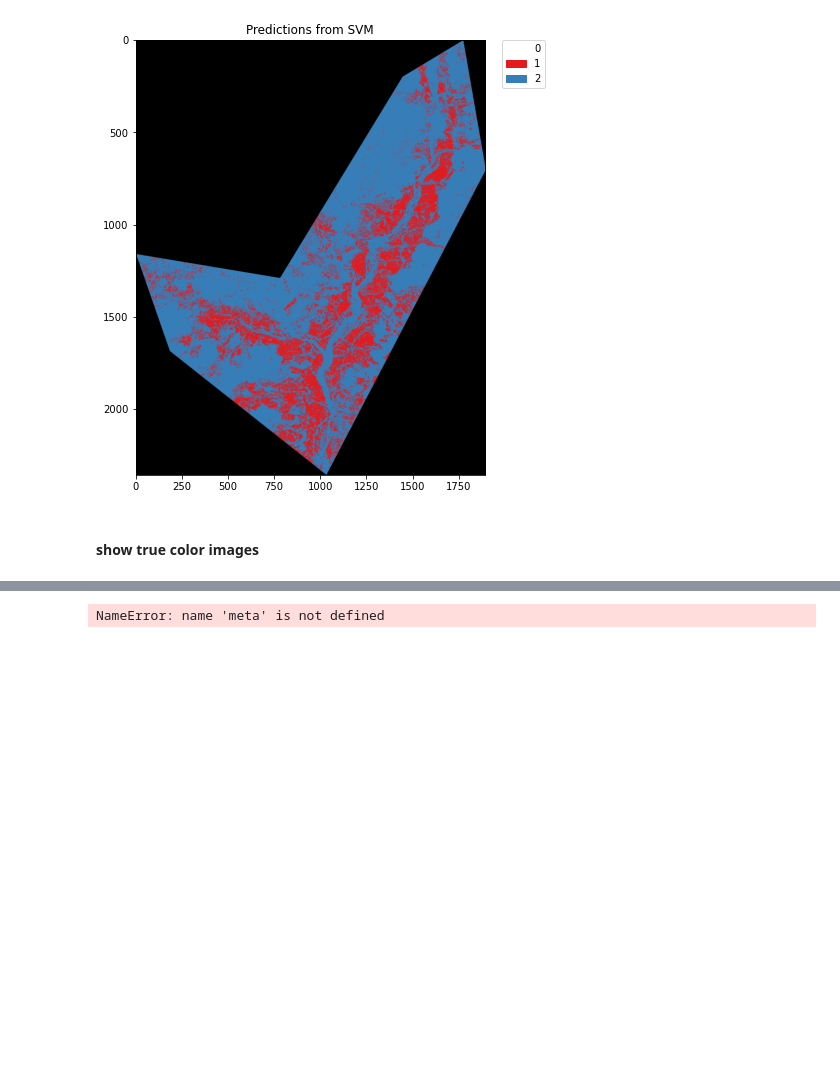
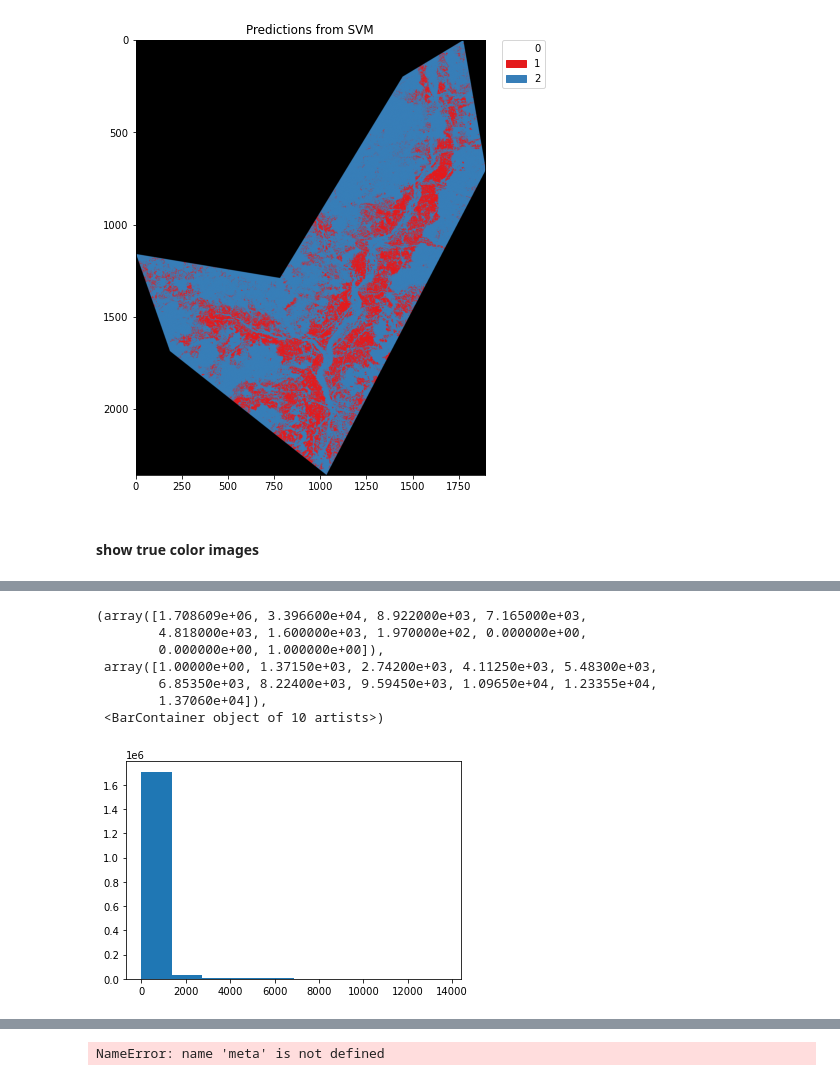
Before and after one commit to YourVirtualColdChainAssistant/MLsat-cropland-himachal, a Jupyter notebook: notebooks/pipeline.ipynb, the cells around one changed output, grey strips where cells are left out. Saved outputs shown, nothing was run; the diff lists cells and outputs as text; code cells hidden in the pictures; blank space fills up the shorter version.

```diff
--- a/notebooks/pipeline.ipynb
+++ b/notebooks/pipeline.ipynb
@@ -585,0 +602,11 @@ img
+# %%
+plt.hist(blue[blue!=0])
+# %% [output]
+(array([1.708609e+06, 3.396600e+04, 8.922000e+03, 7.165000e+03,
+        4.818000e+03, 1.600000e+03, 1.970000e+02, 0.000000e+00,
+        0.000000e+00, 1.000000e+00]),
+ array([1.00000e+00, 1.37150e+03, 2.74200e+03, 4.11250e+03, 5.48300e+03,
+        6.85350e+03, 8.22400e+03, 9.59450e+03, 1.09650e+04, 1.23355e+04,
+        1.37060e+04]),
+ <BarContainer object of 10 artists>)
+[figure, added]
```
Also changed, not shown: parts of 31 cells of this notebook, 7 other files.
